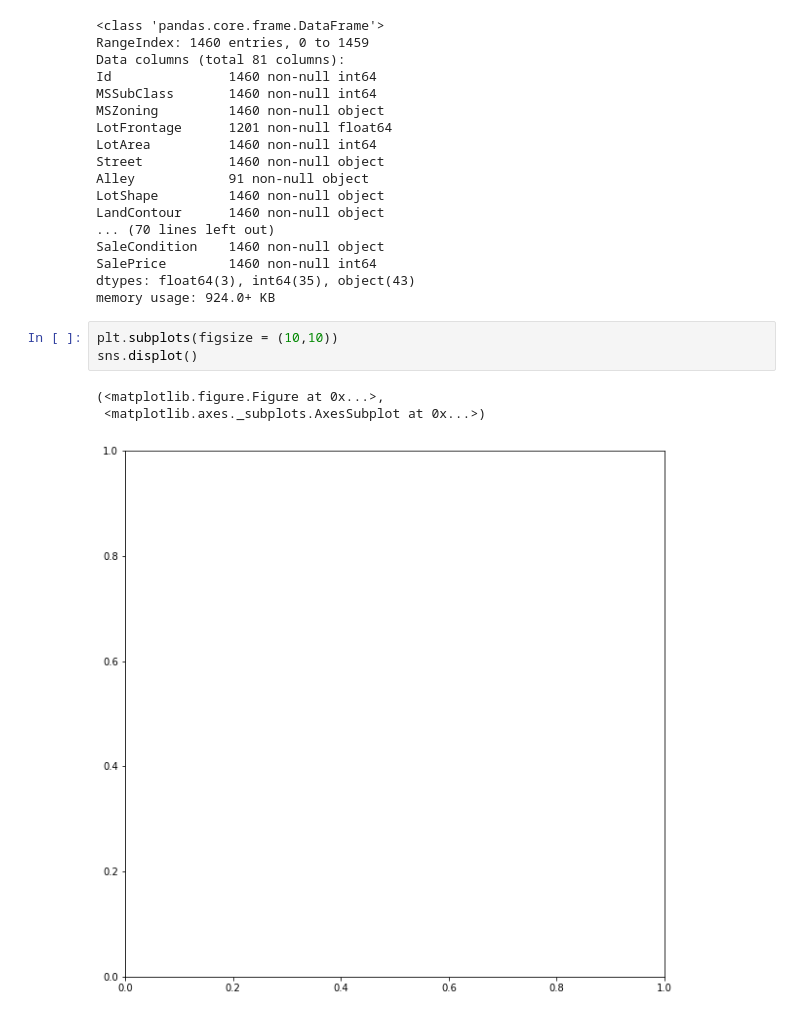
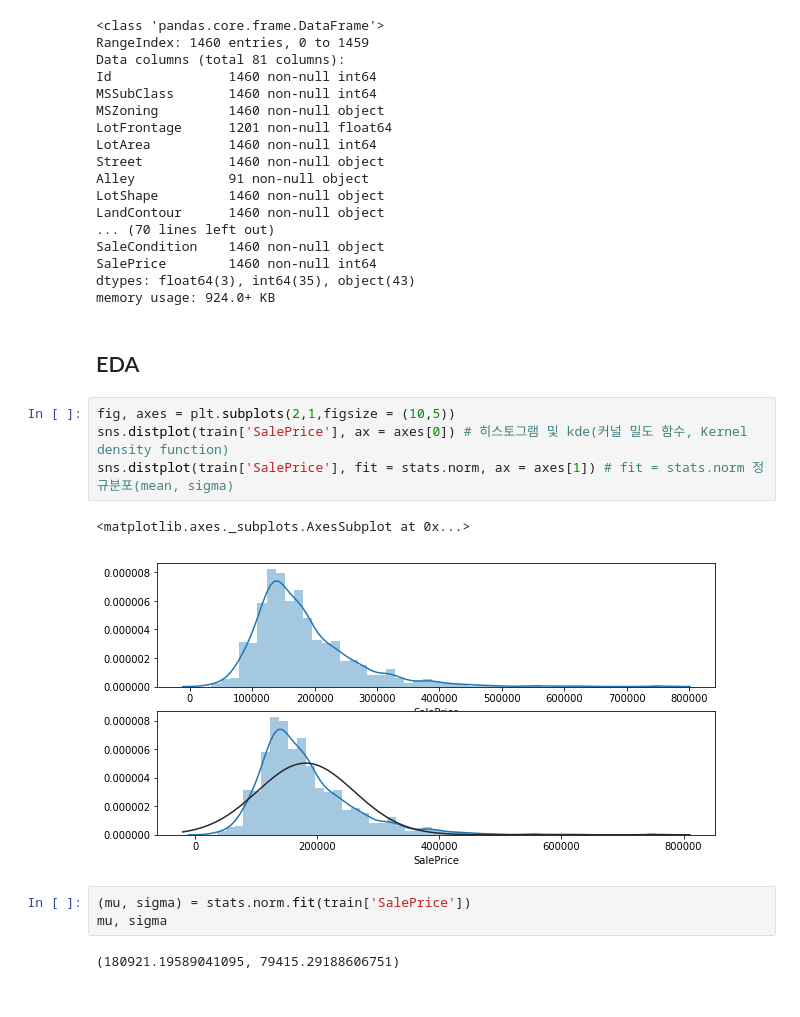
Before and after one commit to gjustin40/Kaggle, a Jupyter notebook: House-Prices/House-Prices.ipynb, the cells around one changed output. Cells and saved outputs as stored; diff of their text form.

```diff
--- a/House-Prices/House-Prices.ipynb
+++ b/House-Prices/House-Prices.ipynb
@@ -53,10 +55,17 @@ SaleCondition    1460 non-null object
 SalePrice        1460 non-null int64
 dtypes: float64(3), int64(35), object(43)
 memory usage: 924.0+ KB
-# %%
-plt.subplots(figsize = (10,10))
-sns.displot()
-# %% [output]
-(<matplotlib.figure.Figure at 0x...>,
- <matplotlib.axes._subplots.AxesSubplot at 0x...>)
-[figure, removed]
+# %% [markdown]
+## EDA
+# %%
+fig, axes = plt.subplots(2,1,figsize = (10,5))
+sns.distplot(train['SalePrice'], ax = axes[0]) # 히스토그램 및 kde(커널 밀도 함수, Kernel density function)
+sns.distplot(train['SalePrice'], fit = stats.norm, ax = axes[1]) # fit = stats.norm 정규분포(mean, sigma)
+# %% [output]
+<matplotlib.axes._subplots.AxesSubplot at 0x...>
+[figure, added]
+# %%
+(mu, sigma) = stats.norm.fit(train['SalePrice'])
+mu, sigma
+# %% [output]
+(180921.19589041095, 79415.29188606751)
```
Also changed, not shown: parts of 7 cells of this notebook.
